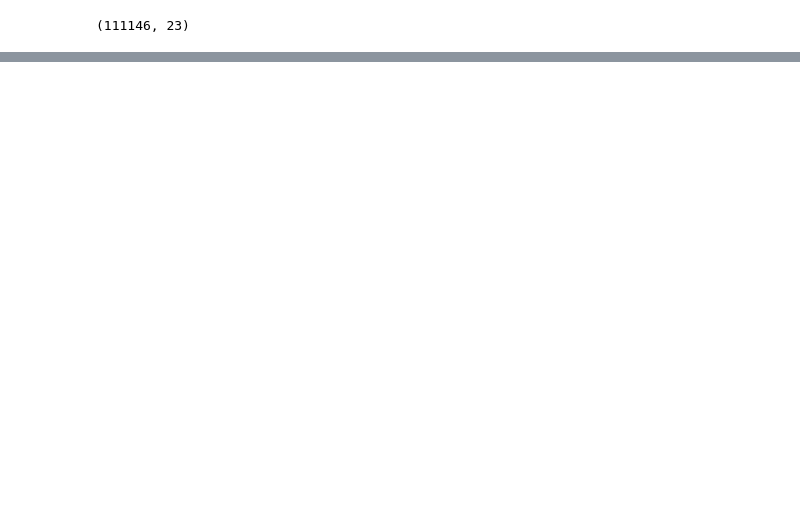
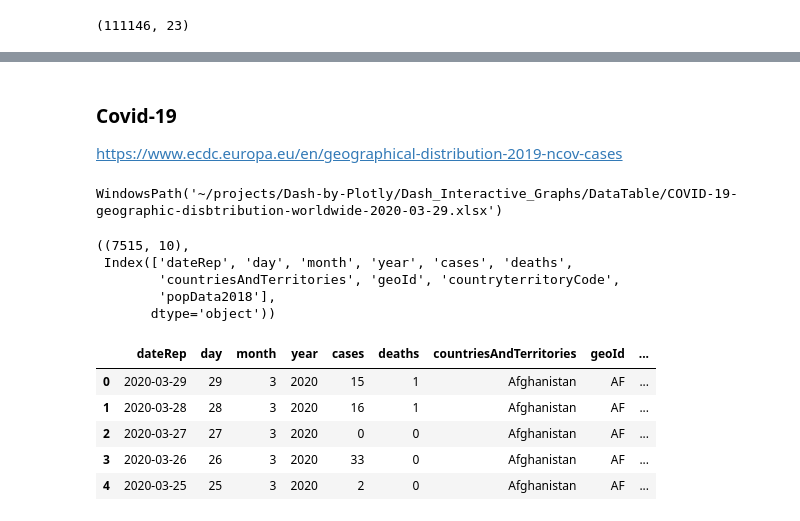
Before and after one commit to wgong/Dash-by-Plotly, a Jupyter notebook: explore-data.ipynb, the cells around one changed output, grey strips where cells are left out. Cells and saved outputs as stored; diff of their text form; code cells hidden in the pictures; blank space fills up the shorter version.

```diff
--- a/explore-data.ipynb
+++ b/explore-data.ipynb
@@ -274,0 +320,29 @@ pd.set_option("max_rows", None)
+# %% [markdown]
+### Covid-19
+
+https://www.ecdc.europa.eu/en/geographical-distribution-2019-ncov-cases
+# %%
+filename = "~/projects/Dash-by-Plotly/Dash_Interactive_Graphs/DataTable/COVID-19-geographic-disbtribution-worldwide-2020-03-29.xlsx"
+data_path = Path(filename)
+df = pd.read_excel(data_path)
+# %%
+data_path
+# %% [output]
+WindowsPath('~/projects/Dash-by-Plotly/Dash_Interactive_Graphs/DataTable/COVID-19-geographic-disbtribution-worldwide-2020-03-29.xlsx')
+# %%
+df.shape, df.columns
+# %% [output]
+((7515, 10),
+ Index(['dateRep', 'day', 'month', 'year', 'cases', 'deaths',
+        'countriesAndTerritories', 'geoId', 'countryterritoryCode',
+        'popData2018'],
+       dtype='object'))
+# %%
+df.head()
+# %% [output]
+|  | dateRep | day | month | year | cases | deaths | countriesAndTerritories | geoId | ... |
+| 0 | 2020-03-29 | 29 | 3 | 2020 | 15 | 1 | Afghanistan | AF | ... |
+| 1 | 2020-03-28 | 28 | 3 | 2020 | 16 | 1 | Afghanistan | AF | ... |
+| 2 | 2020-03-27 | 27 | 3 | 2020 | 0 | 0 | Afghanistan | AF | ... |
+| 3 | 2020-03-26 | 26 | 3 | 2020 | 33 | 0 | Afghanistan | AF | ... |
+| 4 | 2020-03-25 | 25 | 3 | 2020 | 2 | 0 | Afghanistan | AF | ... |
```
Also changed, not shown: parts of 10 cells of this notebook, 7 other files.
